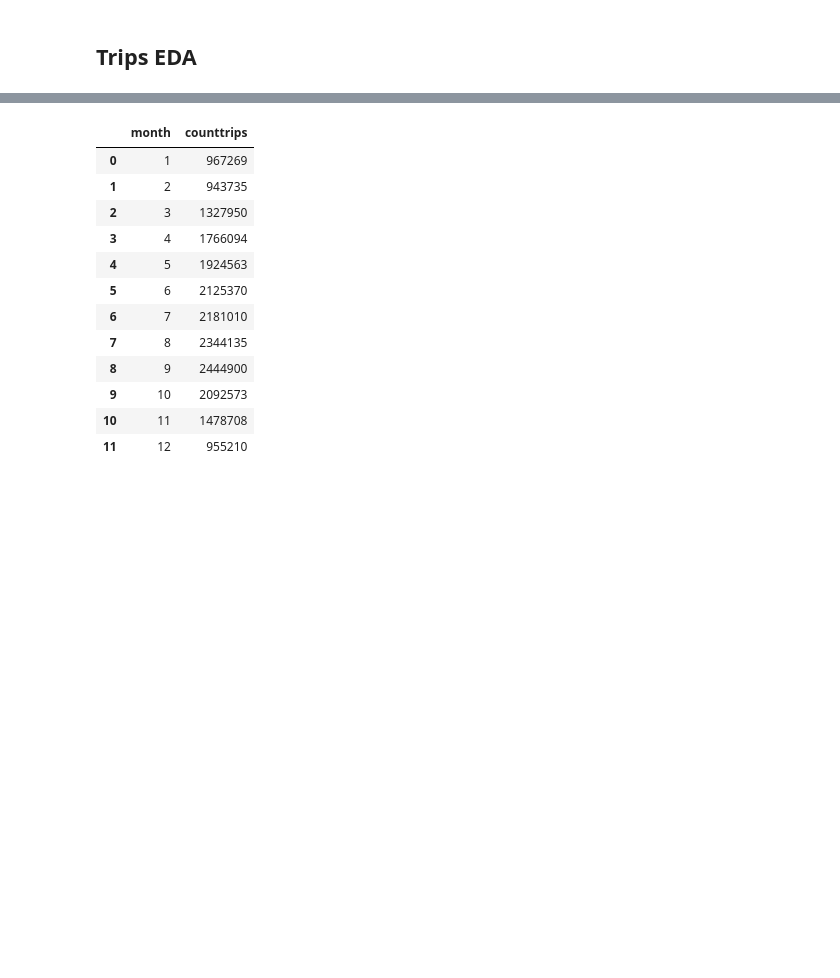
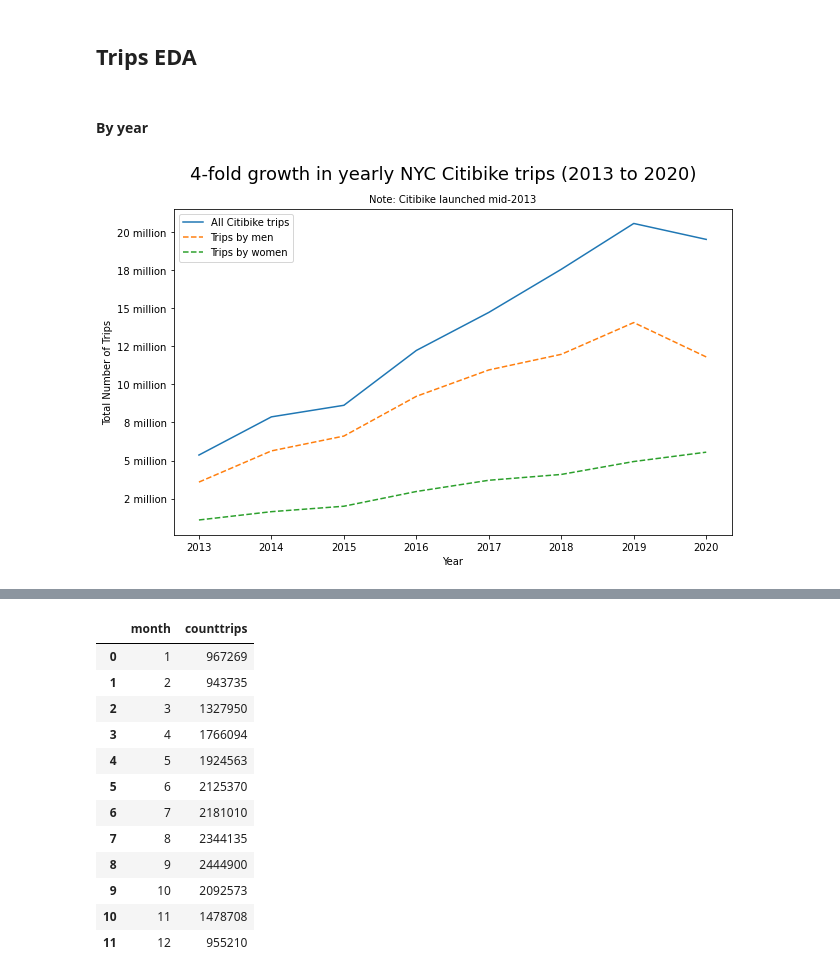
Before and after one commit to rishigoutam/citibike, a Jupyter notebook: eda/temporal.ipynb, the cells around one changed output, grey strips where cells are left out. Drawn from its saved outputs; the diff is of its cells as text; code cells hidden in the pictures; blank space fills up the shorter version.

Commit message:
create YoY trip growth chart from yearly summary table

```diff
--- a/eda/temporal.ipynb
+++ b/eda/temporal.ipynb
@@ -52,3 +69,43 @@ trips
 20551517 rows × 9 columns
 # %% [markdown]
 ## Trips EDA
+# %% [markdown]
+#### By year
+# %%
+summaries_to_plot = (
+    summaries.loc[2013:2020].reset_index().rename(columns={"index": "year"})
+)
+# %%
+# trips over years, plus gender
+fig, ax = plt.subplots()
+fig.set_size_inches((10, 6))
+sns.lineplot(
+    data=summaries_to_plot, x="year", y="trip_count", ax=ax, label="All Citibike trips"
+)
+sns.lineplot(
+    data=summaries_to_plot,
+    x="year",
+    y="trips_by_males",
+    ax=ax,
+    label="Trips by men",
+    linestyle="--",
+)
+sns.lineplot(
+    data=summaries_to_plot,
+    x="year",
+    y="trips_by_females",
+    ax=ax,
+    label="Trips by women",
+    linestyle="--",
+)
+plt.suptitle("4-fold growth in yearly NYC Citibike trips (2013 to 2020)", fontsize=18)
+plt.title("Note: Citibike launched mid-2013", fontsize=10)
+plt.xlabel("Year")
+plt.ylabel("Total Number of Trips")
+
+ax.yaxis.set_major_formatter(
+    FuncFormatter(lambda x, pos: ("%1.0f million" % (x * 1e-6)))
+)
+plt.show()
+# %% [output]
+[figure, added]
```
Also changed, not shown: parts of 7 cells of this notebook.
